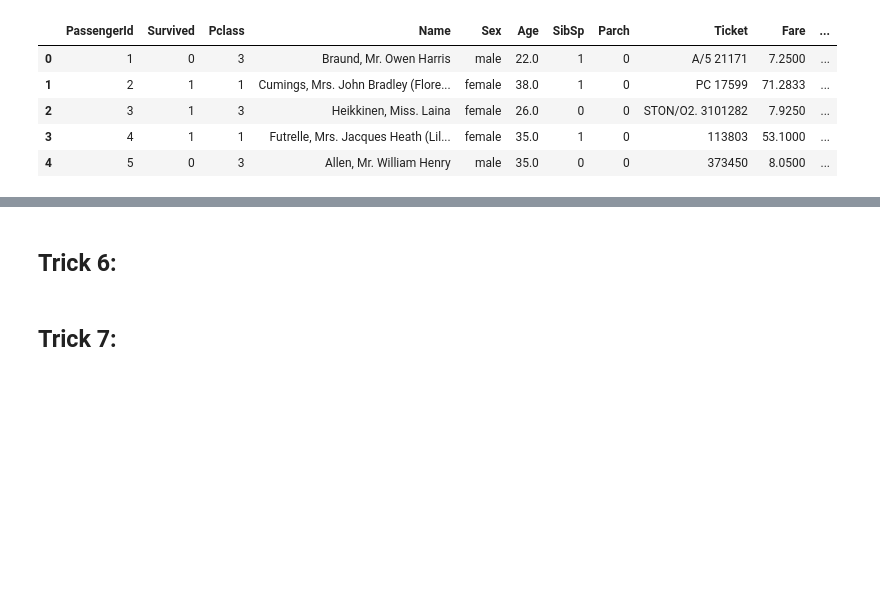
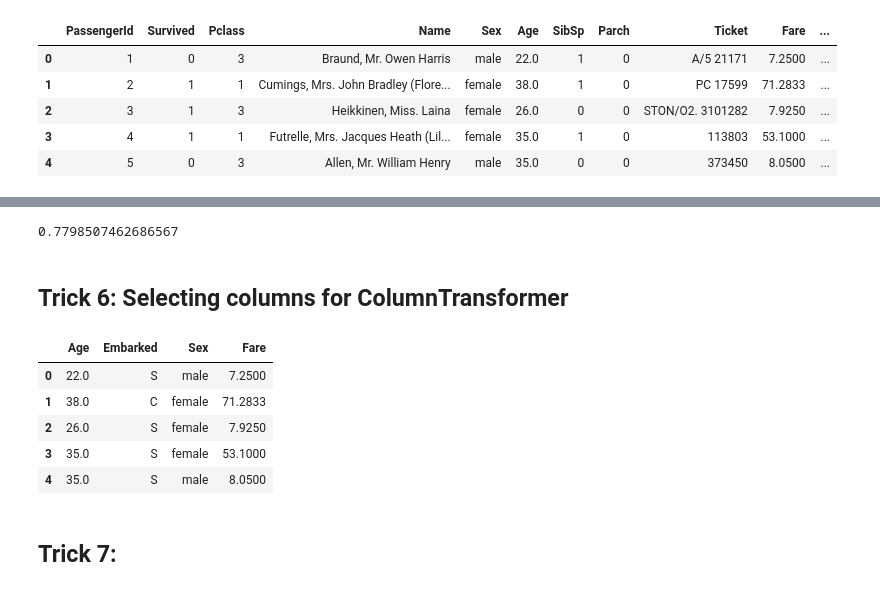
Before and after one commit to sher2008v/ml-practice-lab, a Jupyter notebook: 8- 20 Scikit-Learns' Tricks/Notebook.ipynb, the cells around one changed output, grey strips where cells are left out. Saved outputs shown, nothing was run; the diff lists cells and outputs as text; code cells hidden in the pictures; blank space fills up the shorter version.

Commit message:
update on sklearn Tricks

```diff
--- a/8- 20 Scikit-Learns' Tricks/Notebook.ipynb
+++ b/8- 20 Scikit-Learns' Tricks/Notebook.ipynb
@@ -210,2 +254,6 @@ ValueError: could not convert string to float: 'Daly, Mr. Peter Denis '
+# %%
+pipeline.score(x_test, y_test)
+# %% [output]
+0.7798507462686567
 # %% [markdown]
-## Trick 6:
+## Trick 6: Selecting columns for ColumnTransformer
@@ -211,0 +267,12 @@ ValueError: could not convert string to float: 'Daly, Mr. Peter Denis '
+# %%
+df = pd.read_csv('Datas/Titanic.csv')
+cols = ['Age', 'Embarked', 'Sex', 'Fare']
+df = df[cols]
+df.head(5)
+# %% [output]
+|  | Age | Embarked | Sex | Fare |
+| 0 | 22.0 | S | male | 7.2500 |
+| 1 | 38.0 | C | female | 71.2833 |
+| 2 | 26.0 | S | female | 7.9250 |
+| 3 | 35.0 | S | female | 53.1000 |
+| 4 | 35.0 | S | male | 8.0500 |
```
Also changed, not shown: parts of 17 cells of this notebook.
